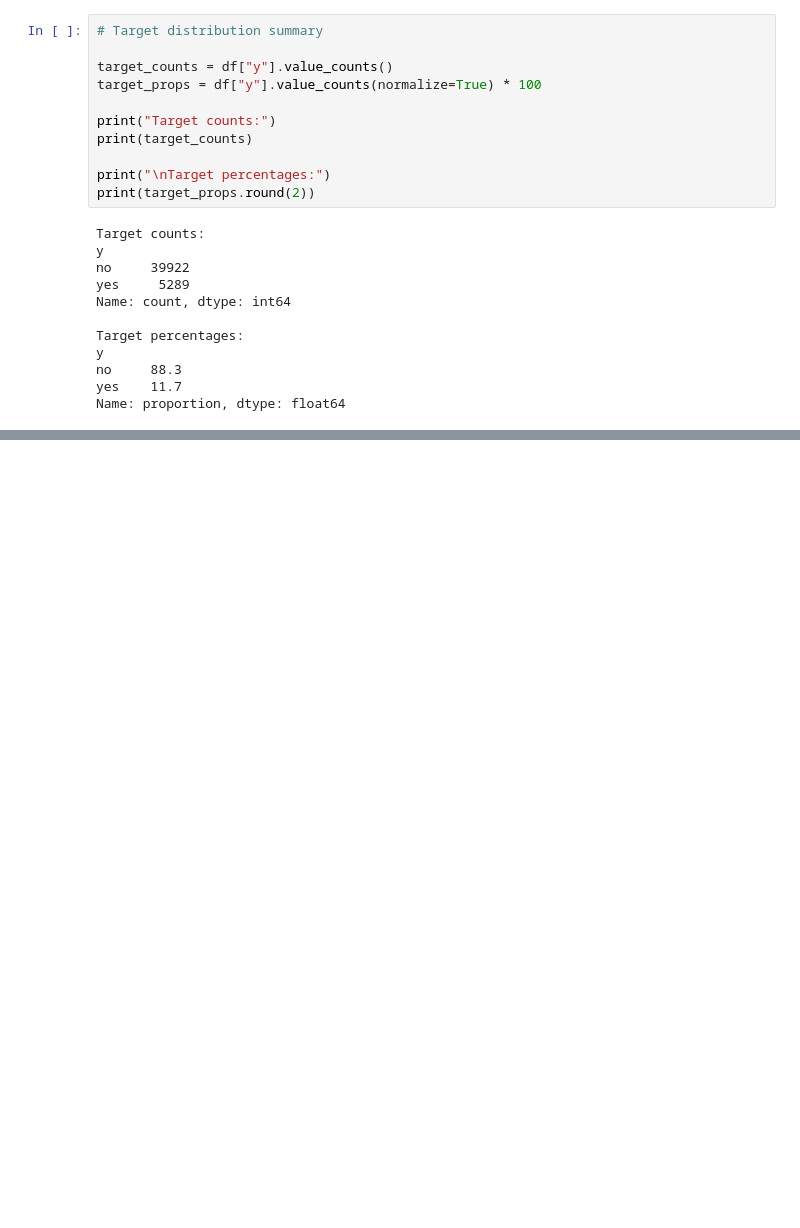
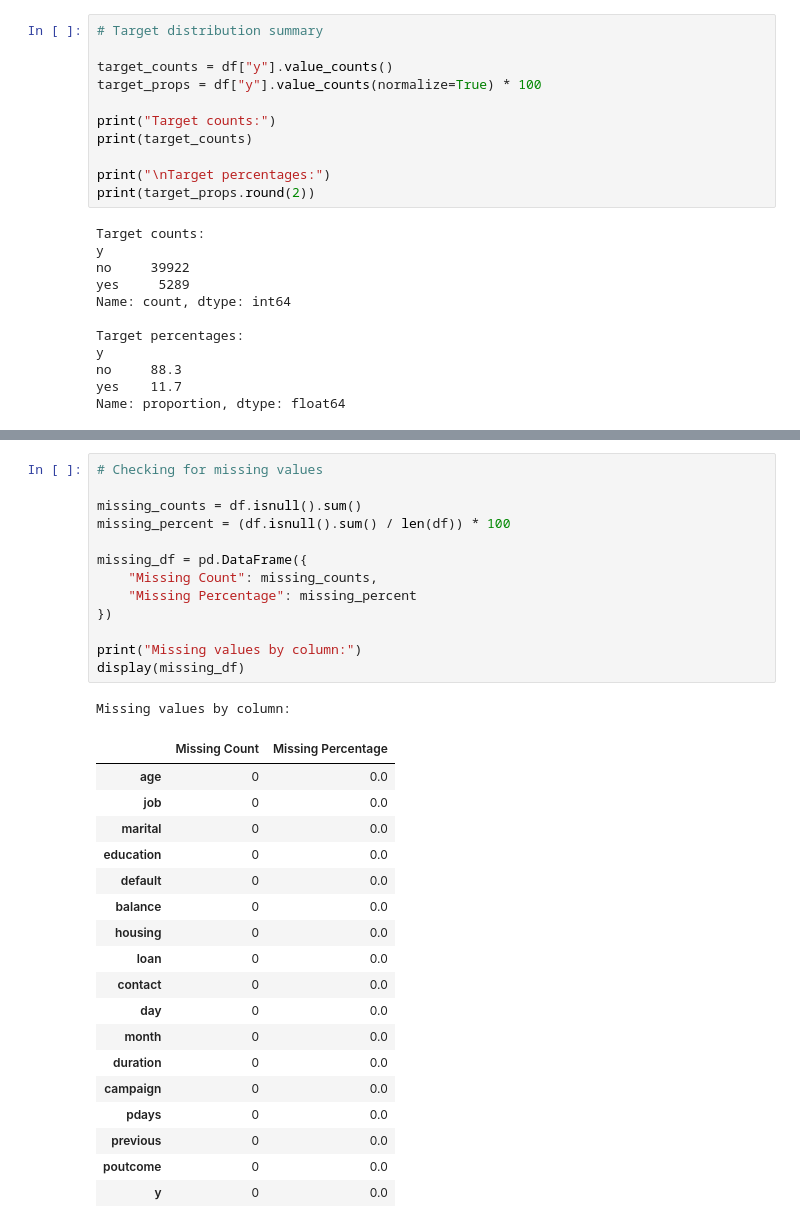
Before and after one commit to nidhisingn/14350889_Artificial-Neural-Networks_6009-CMD_NS, a Jupyter notebook: NS_14350889_ANN_PART_A.ipynb, the cells around one changed output, grey strips where cells are left out. Saved outputs shown, nothing was run; the diff lists cells and outputs as text; blank space fills up the shorter version.

```diff
--- a/NS_14350889_ANN_PART_A.ipynb
+++ b/NS_14350889_ANN_PART_A.ipynb
@@ -217,0 +222,33 @@ Name: proportion, dtype: float64
+# %%
+# Checking for missing values
+
+missing_counts = df.isnull().sum()
+missing_percent = (df.isnull().sum() / len(df)) * 100
+
+missing_df = pd.DataFrame({
+    "Missing Count": missing_counts,
+    "Missing Percentage": missing_percent
+})
+
+print("Missing values by column:")
+display(missing_df)
+# %% [output]
+Missing values by column:
+|  | Missing Count | Missing Percentage |
+| age | 0 | 0.0 |
+| job | 0 | 0.0 |
+| marital | 0 | 0.0 |
+| education | 0 | 0.0 |
+| default | 0 | 0.0 |
+| balance | 0 | 0.0 |
+| housing | 0 | 0.0 |
+| loan | 0 | 0.0 |
+| contact | 0 | 0.0 |
+| day | 0 | 0.0 |
+| month | 0 | 0.0 |
+| duration | 0 | 0.0 |
+| campaign | 0 | 0.0 |
+| pdays | 0 | 0.0 |
+| previous | 0 | 0.0 |
+| poutcome | 0 | 0.0 |
+| y | 0 | 0.0 |
```
Also changed, not shown: parts of 1 cell of this notebook.
